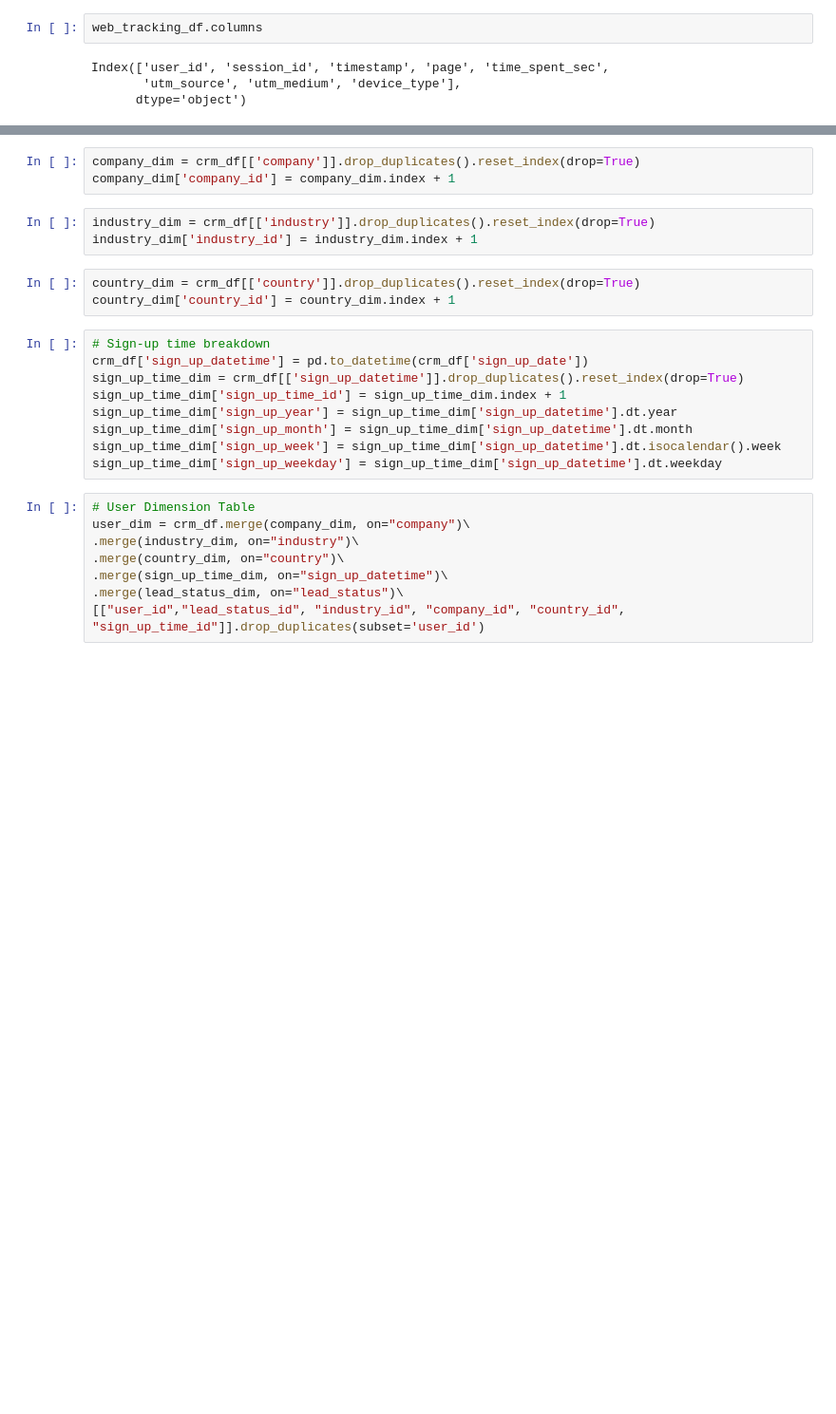
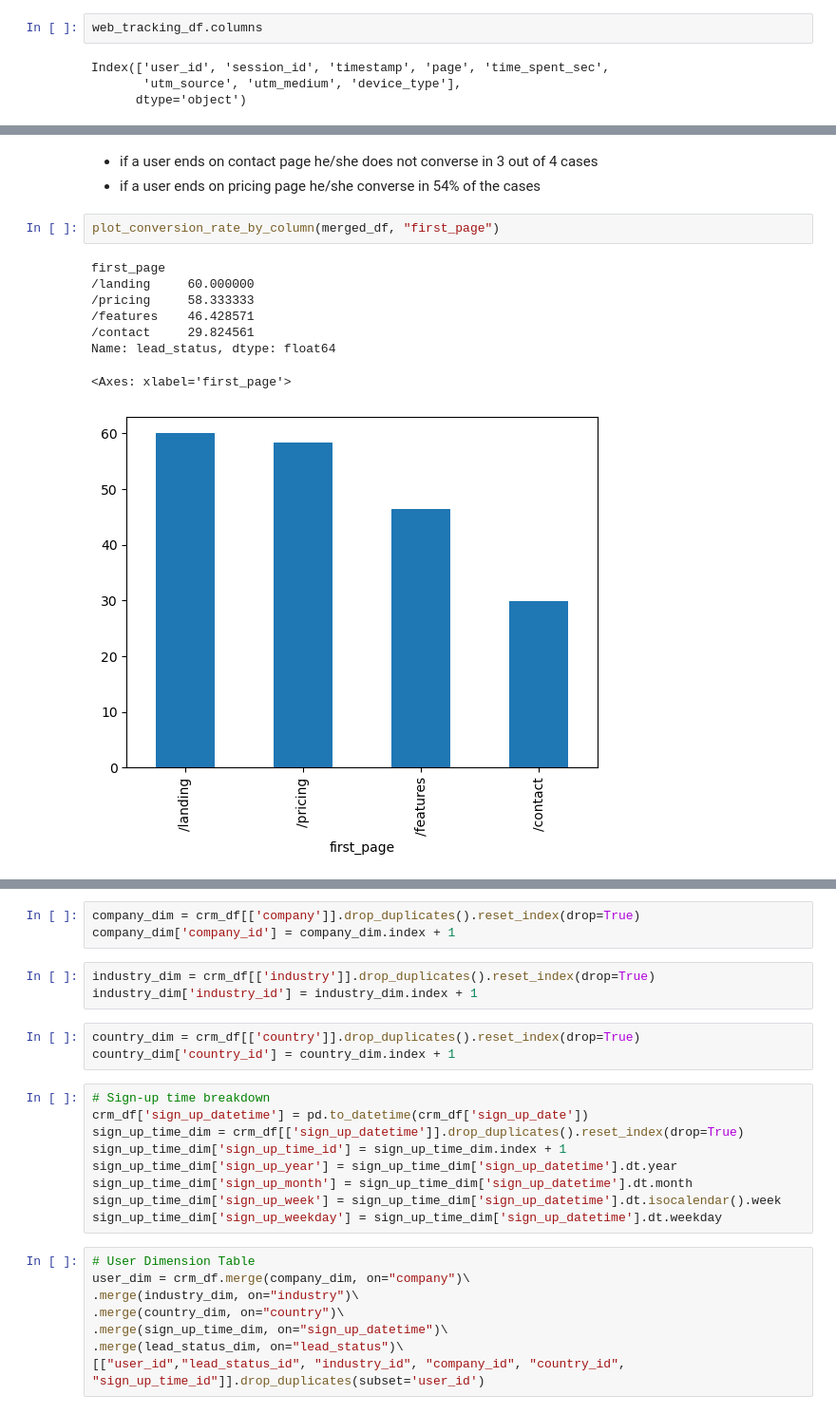
Before and after one commit to derfinn0501/case_study, a Jupyter notebook: process_data.ipynb, the cells around one changed output, grey strips where cells are left out. Shown: that part at 95% size. Drawn from its saved outputs; the diff is of its cells as text; blank space fills up the shorter version.

```diff
--- a/process_data.ipynb
+++ b/process_data.ipynb
@@ -245,0 +381,14 @@ SyntaxError: incomplete input (766641423.py, line 2)
+# %% [markdown]
+- if a user ends on contact page he/she does not converse in 3 out of 4 cases
+- if a user ends on pricing page he/she converse in 54% of the cases
+# %%
+plot_conversion_rate_by_column(merged_df, "first_page")
+# %% [output]
+first_page
+/landing     60.000000
+/pricing     58.333333
+/features    46.428571
+/contact     29.824561
+Name: lead_status, dtype: float64
+<Axes: xlabel='first_page'>
+[figure, added]
```
Also changed, not shown: parts of 38 cells of this notebook, 2 other files.
